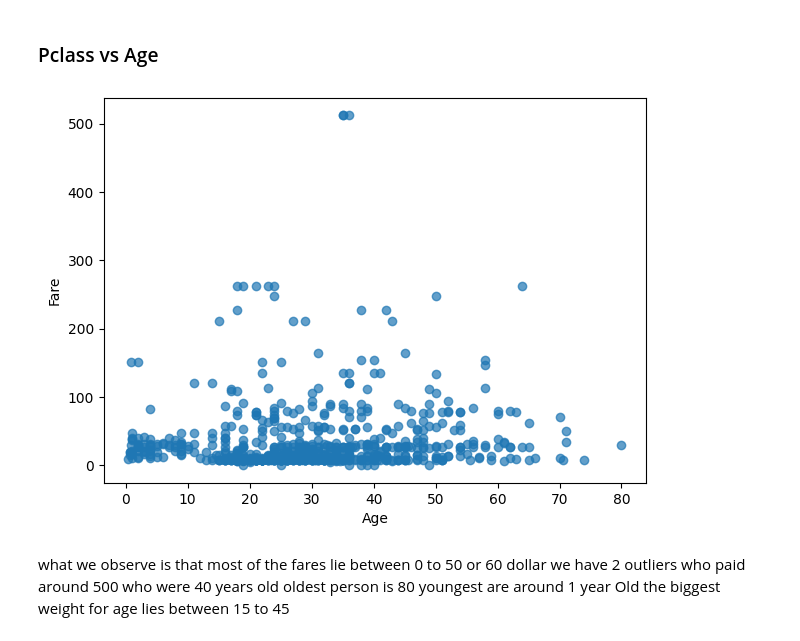
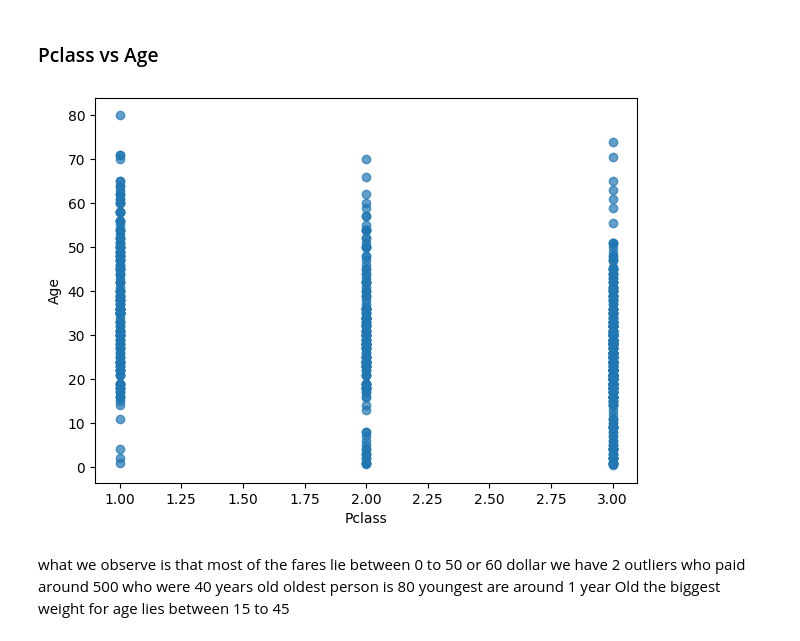
Before and after one commit to parhamvz73/Machine-Learning, a Jupyter notebook: Titanic_classification.ipynb, the cells around one changed output. Saved outputs shown, nothing was run; the diff lists cells and outputs as text; code cells hidden in the pictures.

```diff
--- a/Titanic_classification.ipynb
+++ b/Titanic_classification.ipynb
@@ -1630,9 +1630,9 @@ def numeric_multi_scatter (column1, column2, df):
 # %% [markdown]
 ### Pclass vs Age
 # %%
-numeric_multi_scatter("Pcalass", "Age", df)
+numeric_multi_scatter("Pclass", "Age", df)
 # %% [output]
-[figure, old version]
+[figure, new version]
 # %% [markdown]
 what we observe is that most of the fares lie between 0 to 50 or 60 dollar
 we have 2 outliers who paid around 500 who were 40 years old
```
Also changed, not shown: parts of 62 cells of this notebook.
